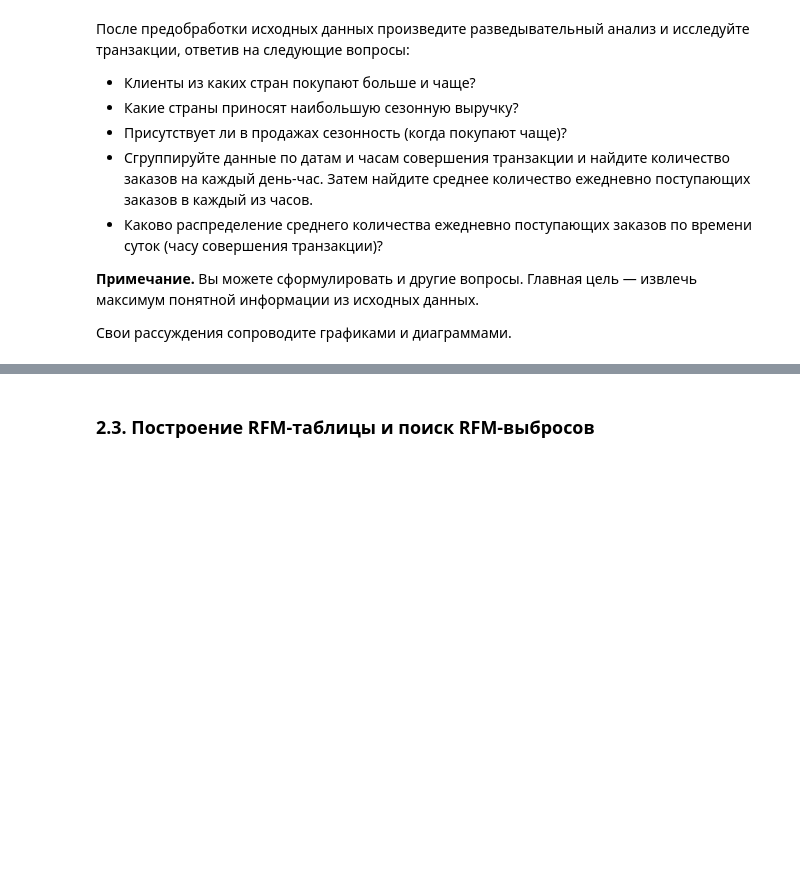
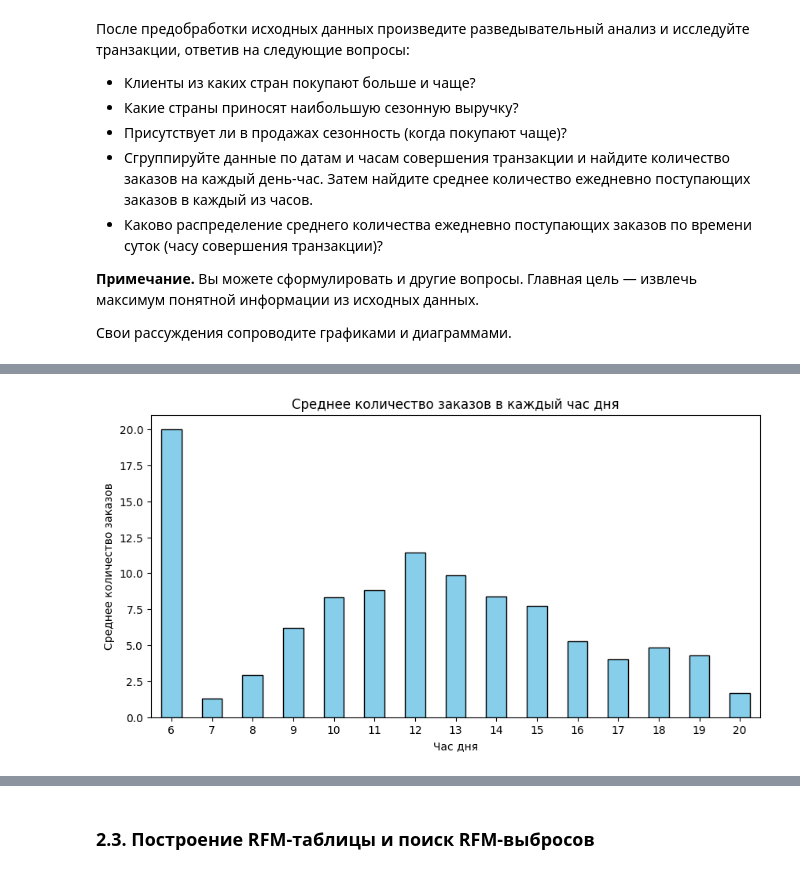
Before and after one commit to crazymarmot/sf_data_sience, a Jupyter notebook: PROJECT_6__Сегментация_клиентов_онлайн_магазина.ipynb, the cells around one changed output, grey strips where cells are left out. Saved outputs shown, nothing was run; the diff lists cells and outputs as text; code cells hidden in the pictures; blank space fills up the shorter version.

```diff
--- a/PROJECT_6__Сегментация_клиентов_онлайн_магазина.ipynb
+++ b/PROJECT_6__Сегментация_клиентов_онлайн_магазина.ipynb
@@ -232,0 +499,14 @@ data['QuantityCanceled'] = get_quantity_canceled(data)
+# %%
+# Сгруппируйте данные по датам и часам совершения транзакции и найдите количество заказов на каждый день-час.
+# Затем найдите среднее количество ежедневно поступающих заказов в каждый из часов.
+data['Date'] = data['InvoiceDate'].dt.date  # Извлекаем дату
+data['Hour'] = data['InvoiceDate'].dt.hour  # Извлекаем час
+
+# Группируем по дате и часу, считаем количество заказов
+order_counts = data.groupby(['Date', 'Hour'])['InvoiceNo'].nunique()
+order_counts
+# Преобразуем в таблицу (чтобы было удобно визуализировать)
+order_counts_table = order_counts.unstack()
+
+# Выводим результат
+print(order_counts_table)
@@ -232,0 +531,15 @@ data['QuantityCanceled'] = get_quantity_canceled(data)
+# %%
+# Находим среднее количество заказов для каждого часа за все дни
+avg_orders_per_hour_per_day = order_counts_table.mean(axis=0)
+
+plt.figure(figsize=(10, 5))
+avg_orders_per_hour_per_day.plot(kind='bar', color='skyblue')
+
+plt.xlabel("Час дня")
+plt.ylabel("Среднее количество заказов")
+plt.title("Среднее количество заказов в каждый час дня")
+plt.xticks(rotation=0)
+
+plt.show()
+# %% [output]
+[figure, added]
```
Also changed, not shown: parts of 38 cells of this notebook.
